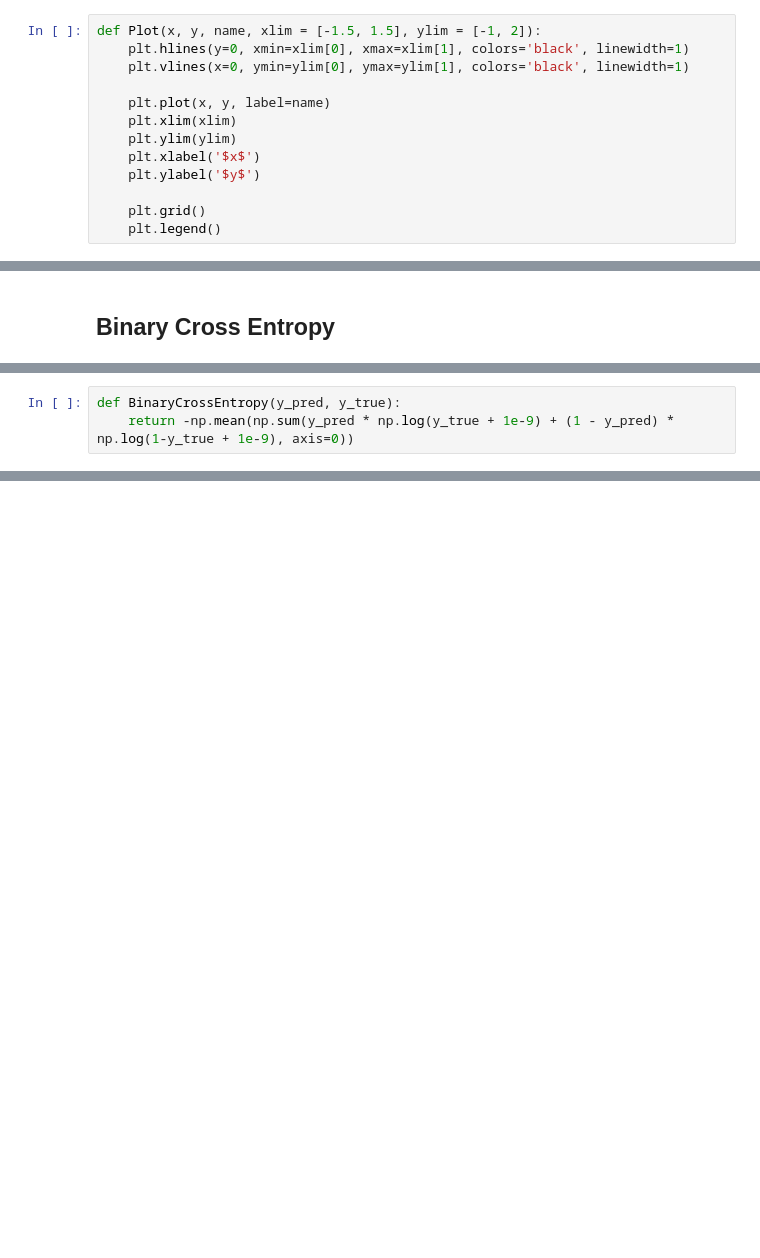
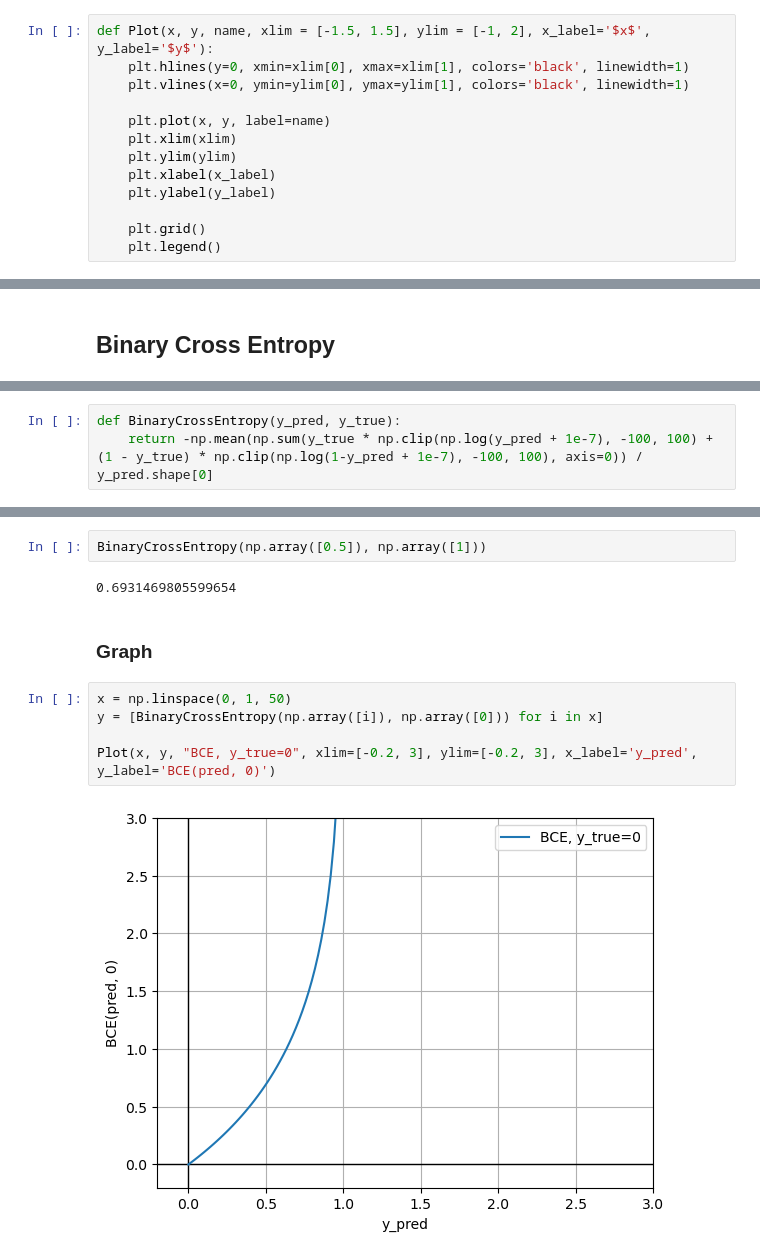
Before and after one commit to DanielZhicool/Deep-Learning, a Jupyter notebook: Lab_1.ipynb, the cells around one changed output, grey strips where cells are left out. Saved outputs shown, nothing was run; the diff lists cells and outputs as text; blank space fills up the shorter version.

```diff
--- a/Lab_1.ipynb
+++ b/Lab_1.ipynb
@@ -25,15 +25,15 @@ array([[-64, -63, -62, -61, -60, -59, -58, -57],
        [ 48,  49,  50,  51,  52,  53,  54,  55],
        [ 56,  57,  58,  59,  60,  61,  62,  63]])
 # %%
-def Plot(x, y, name, xlim = [-1.5, 1.5], ylim = [-1, 2]):
+def Plot(x, y, name, xlim = [-1.5, 1.5], ylim = [-1, 2], x_label='$x$', y_label='$y$'):
     plt.hlines(y=0, xmin=xlim[0], xmax=xlim[1], colors='black', linewidth=1)
     plt.vlines(x=0, ymin=ylim[0], ymax=ylim[1], colors='black', linewidth=1)
 
     plt.plot(x, y, label=name)
     plt.xlim(xlim)
     plt.ylim(ylim)
-    plt.xlabel('$x$')
-    plt.ylabel('$y$')
+    plt.xlabel(x_label)
+    plt.ylabel(y_label)
 
     plt.grid()
     plt.legend()
@@ -283,6 +276,6 @@ array([1., 0., 0., 0., 1., 0., 0., 1., 1., 0., 1., 0., 1., 0., 1., 1., 0.,
 # %%
 def BinaryCrossEntropy(y_pred, y_true):
-    return -np.mean(np.sum(y_pred * np.log(y_true + 1e-9) + (1 - y_pred) * np.log(1-y_true + 1e-9), axis=0))
+    return -np.mean(np.sum(y_true * np.clip(np.log(y_pred + 1e-7), -100, 100) + (1 - y_true) * np.clip(np.log(1-y_pred + 1e-7), -100, 100), axis=0)) / y_pred.shape[0]
 # %%
 torch.nn.functional.binary_cross_entropy(torch.tensor(y1_bin), torch.tensor(y2_bin))
 # %% [output]
@@ -293,0 +287,13 @@ BinaryCrossEntropy(y1_bin, y2_bin)
+# %%
+BinaryCrossEntropy(np.array([0.5]), np.array([1]))
+# %% [output]
+0.6931469805599654
+# %% [markdown]
+### Graph
+# %%
+x = np.linspace(0, 1, 50)
+y = [BinaryCrossEntropy(np.array([i]), np.array([0])) for i in x]
+
+Plot(x, y, "BCE, y_true=0", xlim=[-0.2, 3], ylim=[-0.2, 3], x_label='y_pred', y_label='BCE(pred, 0)')
+# %% [output]
+[figure, added]
```
Also changed, not shown: parts of 17 cells of this notebook.
